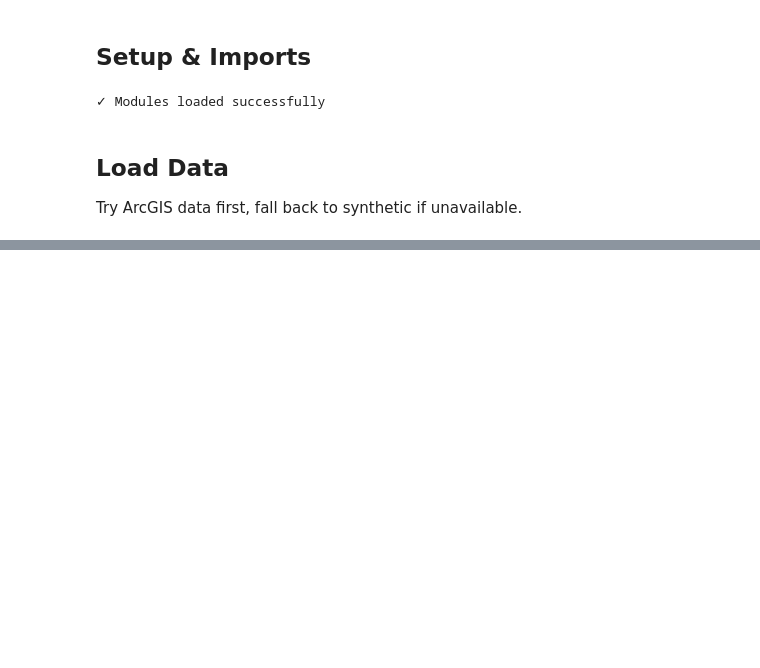
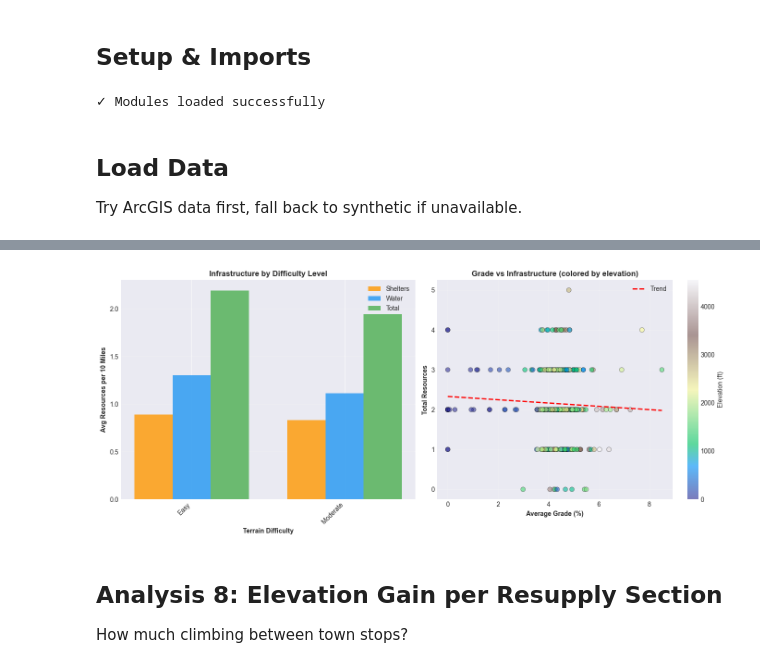
Before and after one commit to poglesbyg/251104, a Jupyter notebook: arcgis_enhanced_analysis.ipynb, the cells around one changed output, grey strips where cells are left out. Cells and saved outputs as stored; diff of their text form; code cells hidden in the pictures; blank space fills up the shorter version.

```diff
--- a/arcgis_enhanced_analysis.ipynb
+++ b/arcgis_enhanced_analysis.ipynb
@@ -91,0 +885,59 @@ Elevation: 0 - 4854 ft
+# %%
+# Visualize difficulty vs infrastructure
+fig, axes = plt.subplots(1, 2, figsize=(14, 6))
+
+# Bar chart by difficulty
+ax1 = axes[0]
+x = np.arange(len(resources_by_difficulty))
+width = 0.25
+
+ax1.bar(x - width, resources_by_difficulty['shelters'], width,
+       label='Shelters', color='#FF9800', alpha=0.8)
+ax1.bar(x, resources_by_difficulty['water_sources'], width,
+       label='Water', color='#2196F3', alpha=0.8)
+ax1.bar(x + width, resources_by_difficulty['total_resources'], width,
+       label='Total', color='#4CAF50', alpha=0.8)
+
+ax1.set_xlabel('Terrain Difficulty', fontweight='bold')
+ax1.set_ylabel('Avg Resources per 10 Miles', fontweight='bold')
+ax1.set_title('Infrastructure by Difficulty Level', fontweight='bold', fontsize=12)
+ax1.set_xticks(x)
+ax1.set_xticklabels(resources_by_difficulty.index, rotation=45, ha='right')
+ax1.legend()
+ax1.grid(True, alpha=0.3, axis='y')
+
+# Scatter plot
+ax2 = axes[1]
+scatter = ax2.scatter(
+    resource_with_difficulty['avg_grade'],
+    resource_with_difficulty['total_resources'],
+    c=resource_with_difficulty['avg_elevation'],
+    cmap='terrain',
+    s=50,
+    alpha=0.6,
+    edgecolors='black',
+    linewidth=0.5
+)
+
+# Add trend line
+if len(resource_with_difficulty) > 2:
+    z = np.polyfit(resource_with_difficulty['avg_grade'], resource_with_difficulty['total_resources'], 1)
+    p = np.poly1d(z)
+    x_trend = np.linspace(resource_with_difficulty['avg_grade'].min(), resource_with_difficulty['avg_grade'].max(), 100)
+    ax2.plot(x_trend, p(x_trend), "r--", linewidth=2, label='Trend')
+
+ax2.set_xlabel('Average Grade (%)', fontweight='bold')
+ax2.set_ylabel('Total Resources', fontweight='bold')
+ax2.set_title('Grade vs Infrastructure (colored by elevation)', fontweight='bold', fontsize=12)
+ax2.legend()
+ax2.grid(True, alpha=0.3)
+
+plt.colorbar(scatter, ax=ax2, label='Elevation (ft)')
+plt.tight_layout()
+plt.show()
+# %% [output]
+[figure, added]
+# %% [markdown]
+## Analysis 8: Elevation Gain per Resupply Section
+
+How much climbing between town stops?
```
Also changed, not shown: parts of 39 cells of this notebook, 8 other files.
